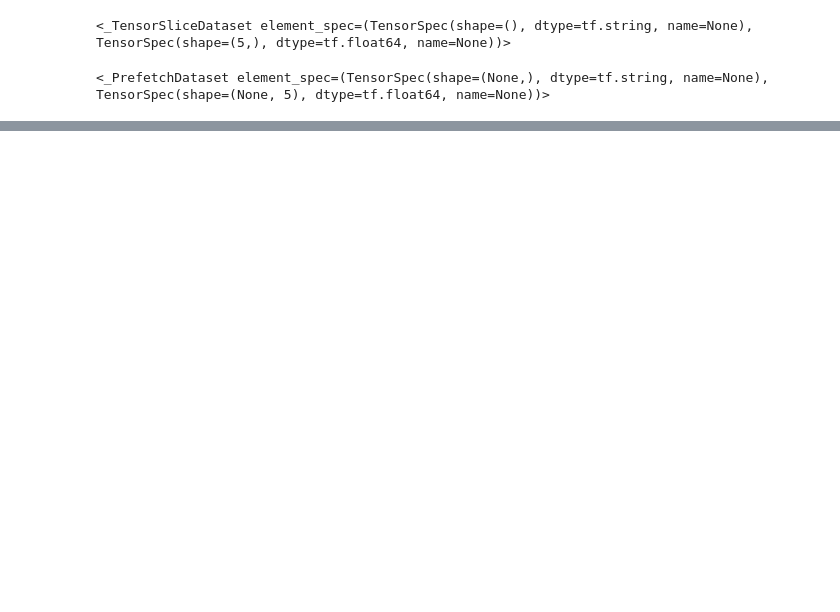
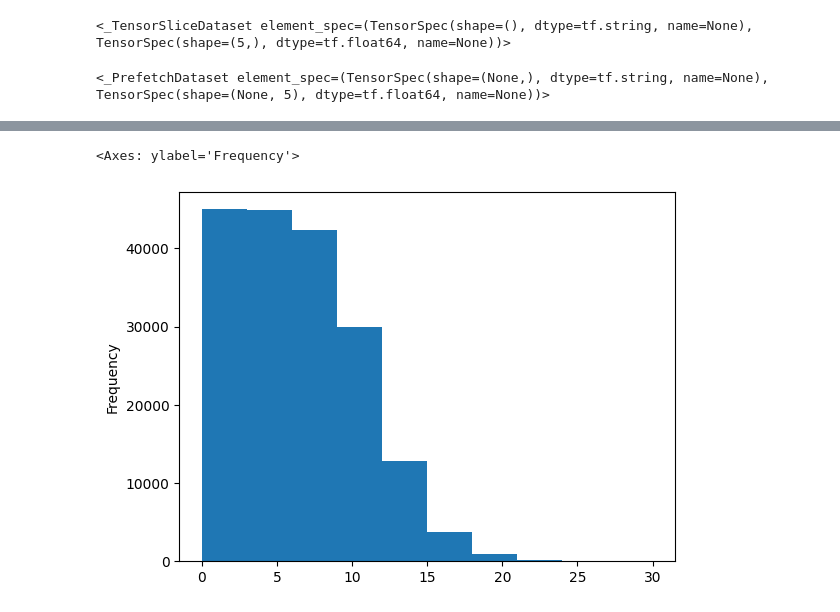
Before and after one commit to namtoptall/DataScience, a Jupyter notebook: SkimLab.ipynb, the cells around one changed output, grey strips where cells are left out. Cells and saved outputs as stored; diff of their text form; code cells hidden in the pictures; blank space fills up the shorter version.

```diff
--- a/SkimLab.ipynb
+++ b/SkimLab.ipynb
@@ -430,0 +912,6 @@ train_dataset
+# %%
+# Kiểm tra phân phối của cột "line_number"
+train_df.line_number.plot.hist()
+# %% [output]
+<Axes: ylabel='Frequency'>
+[figure, added]
```
Also changed, not shown: parts of 79 cells of this notebook.
